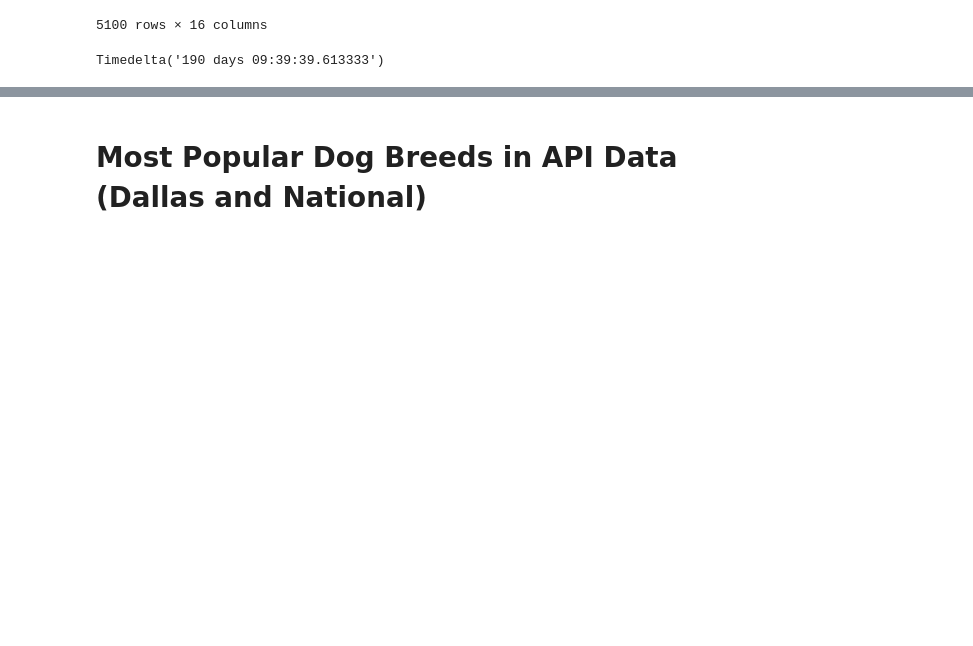
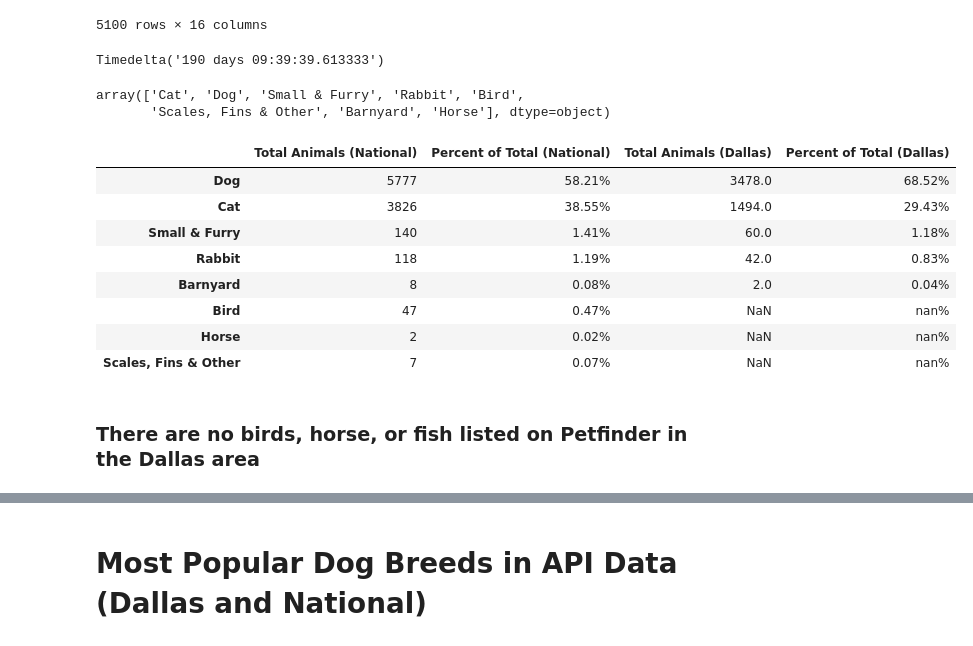
Before and after one commit to jconcha56429/Project1, a Jupyter notebook: Project1.ipynb, the cells around one changed output, grey strips where cells are left out. Drawn from its saved outputs; the diff is of its cells as text; code cells hidden in the pictures; blank space fills up the shorter version.

```diff
--- a/Project1.ipynb
+++ b/Project1.ipynb
@@ -781,3 +781,44 @@ mean_time_all = petfinder_df["Time on Petfinder"].mean()
 mean_time_dallas
 # %% [output]
 Timedelta('190 days 09:39:39.613333')
+# %%
+#TYPES OF ANIMALS IN API DATA
+pf_animal_type_list = petfinder_df['type'].unique()
+pf_animal_type_list
+# %% [output]
+array(['Cat', 'Dog', 'Small & Furry', 'Rabbit', 'Bird',
+       'Scales, Fins & Other', 'Barnyard', 'Horse'], dtype=object)
+# %%
+# HOW MANY OF EACH TYPE? COMPARE NATIONAL TO DALLAS
+groupby_type = petfinder_df.groupby(["type"])
+
+totalPFAnimals = petfinder_df["id"].nunique()
+typeCount = groupby_type["id"].nunique()
+typePercent = typeCount / totalPFAnimals * 100
+
+dallas_groupby_type = dallas_petfinder_df.groupby(["type"])
+
+totalDallasPFAnimals = dallas_petfinder_df["id"].nunique()
+DallastypeCount = dallas_groupby_type["id"].nunique()
+DallastypePercent = DallastypeCount / totalDallasPFAnimals * 100
+
+petfinder_animals = pd.DataFrame({"Total Animals (National)": typeCount,
+                                "Percent of Total (National)": typePercent,
+                                 "Total Animals (Dallas)": DallastypeCount,
+                                 "Percent of Total (Dallas)": DallastypePercent})
+
+petfinder_animals["Percent of Total (National)"] = petfinder_animals["Percent of Total (National)"].map("{:.2f}%".format)
+petfinder_animals["Percent of Total (Dallas)"] = petfinder_animals["Percent of Total (Dallas)"].map("{:.2f}%".format)
+petfinder_animals[["Total Animals (National)", "Percent of Total (National)","Total Animals (Dallas)","Percent of Total (Dallas)"]].sort_values(["Total Animals (Dallas)"], ascending=False)
+# %% [output]
+|  | Total Animals (National) | Percent of Total (National) | Total Animals (Dallas) | Percent of Total (Dallas) |
+| Dog | 5777 | 58.21% | 3478.0 | 68.52% |
+| Cat | 3826 | 38.55% | 1494.0 | 29.43% |
+| Small & Furry | 140 | 1.41% | 60.0 | 1.18% |
+| Rabbit | 118 | 1.19% | 42.0 | 0.83% |
+| Barnyard | 8 | 0.08% | 2.0 | 0.04% |
+| Bird | 47 | 0.47% | NaN | nan% |
+| Horse | 2 | 0.02% | NaN | nan% |
+| Scales, Fins & Other | 7 | 0.07% | NaN | nan% |
+# %% [markdown]
+<h3>There are no birds, horse, or fish listed on Petfinder in the Dallas area</h3>
```
Also changed, not shown: parts of 2 cells of this notebook.
